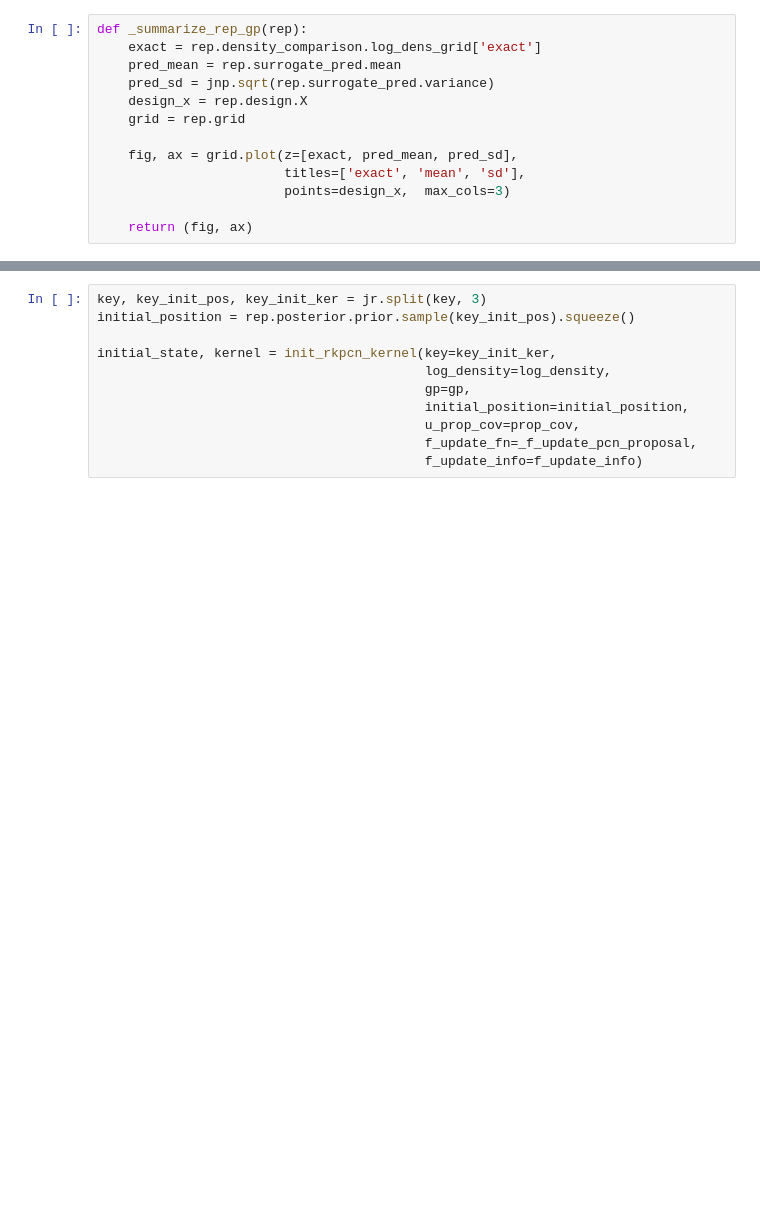
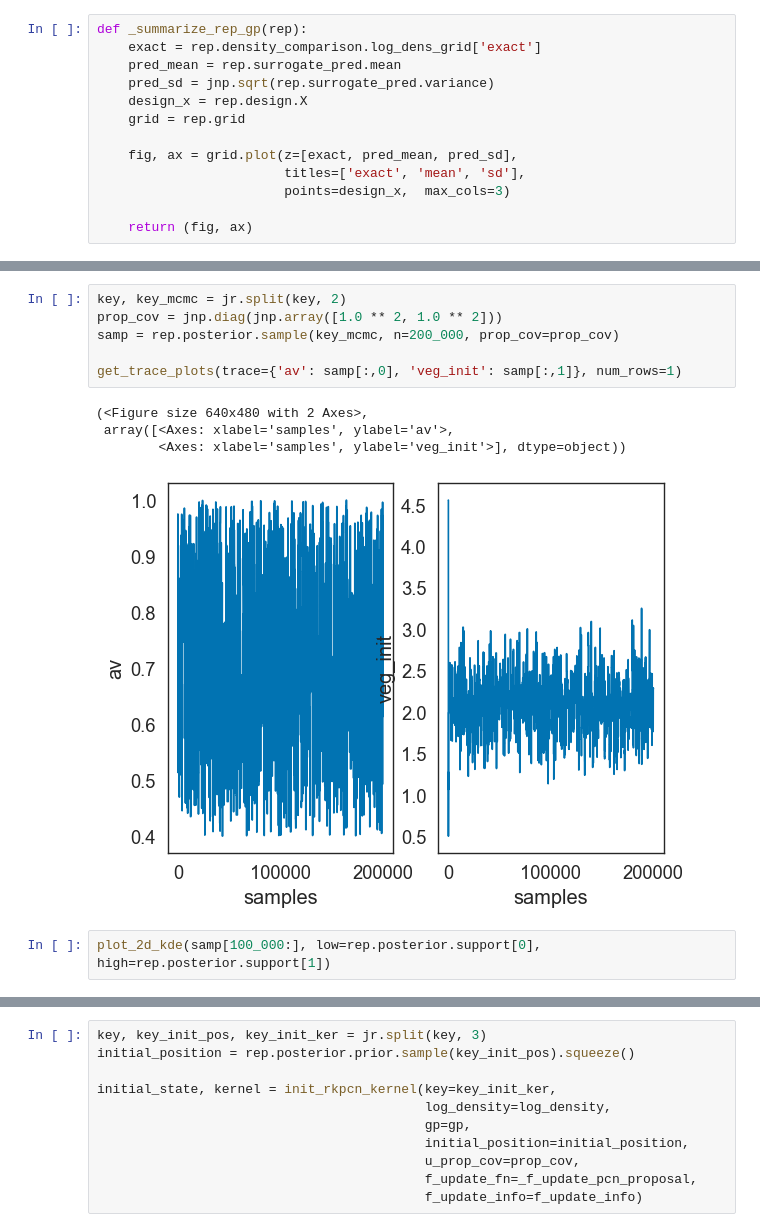
Before and after one commit to arob5/Bayesian-inference-with-surrogates, a Jupyter notebook: experiments/test.ipynb, the cells around one changed output, grey strips where cells are left out. Drawn from its saved outputs; the diff is of its cells as text; blank space fills up the shorter version.

```diff
--- a/experiments/test.ipynb
+++ b/experiments/test.ipynb
@@ -322 +323,14 @@ gp noise std dev: 0.00015081087689848698
+# %%
+key, key_mcmc = jr.split(key, 2)
+prop_cov = jnp.diag(jnp.array([1.0 ** 2, 1.0 ** 2]))
+samp = rep.posterior.sample(key_mcmc, n=200_000, prop_cov=prop_cov)
+
+get_trace_plots(trace={'av': samp[:,0], 'veg_init': samp[:,1]}, num_rows=1)
+# %% [output]
+(<Figure size 640x480 with 2 Axes>,
+ array([<Axes: xlabel='samples', ylabel='av'>,
+        <Axes: xlabel='samples', ylabel='veg_init'>], dtype=object))
+[figure, added]
+# %%
+plot_2d_kde(samp[100_000:], low=rep.posterior.support[0], high=rep.posterior.support[1])
 # %%
```
Also changed, not shown: parts of 5 cells of this notebook, 3 other files.
